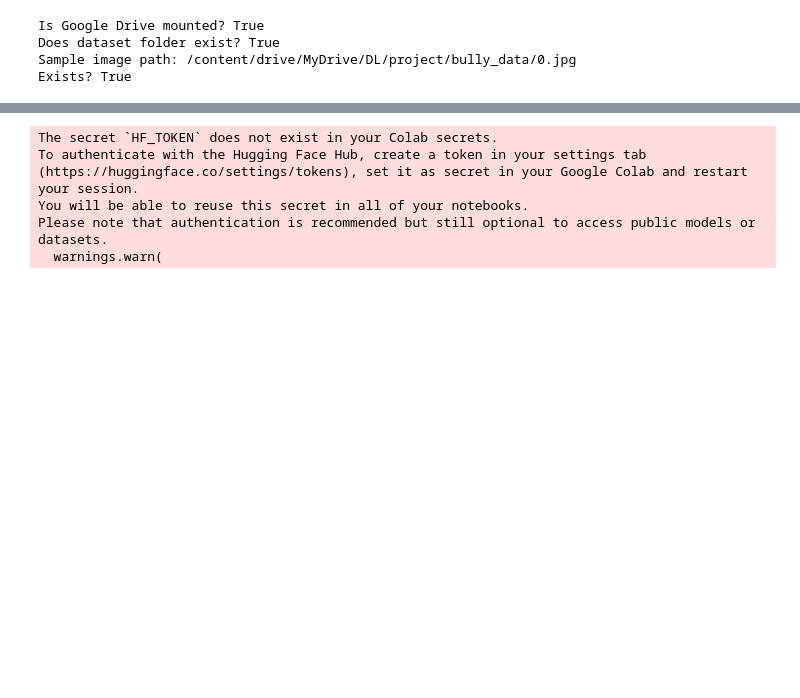
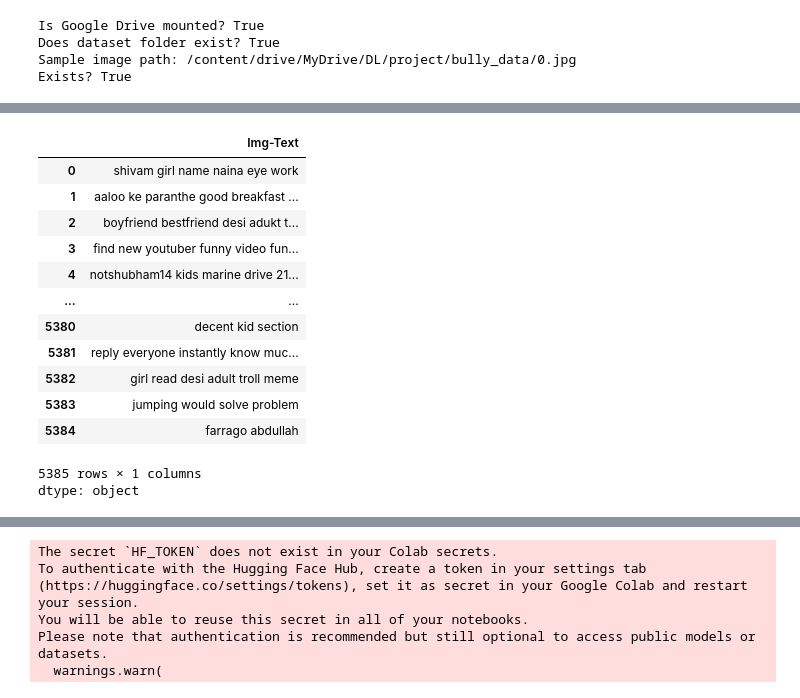
Before and after one commit to kavyakalivarapu-lab/kavya.github.io, a Jupyter notebook: CB_latest.ipynb, the cells around one changed output, grey strips where cells are left out. Drawn from its saved outputs; the diff is of its cells as text; code cells hidden in the pictures; blank space fills up the shorter version.

```diff
--- a/CB_latest.ipynb
+++ b/CB_latest.ipynb
@@ -259,8 +360,25 @@ class TextPreprocessor:
 text_preprocessor = TextPreprocessor()
 # %%
 df['Img-Text'] = df['Img-Text'].fillna("")
-df["Img-Text"] = df["Img-Text"].apply(text_preprocessor.preprocess)
+df = text_preprocessor.preprocess(df, column="Img-Text")
 df["domains"] = df["Img-Text"].apply(text_preprocessor.extract_domain)
 df["is_suspicious"] = df["domains"].apply(text_preprocessor.is_suspicious_domain)
+# %%
+df["Img-Text"]
+# %% [output]
+|  | Img-Text |
+| 0 | shivam girl name naina eye work |
+| 1 | aaloo ke paranthe good breakfast ... |
+| 2 | boyfriend bestfriend desi adukt t... |
+| 3 | find new youtuber funny video fun... |
+| 4 | notshubham14 kids marine drive 21... |
+| ... | ... |
+| 5380 | decent kid section |
+| 5381 | reply everyone instantly know muc... |
+| 5382 | girl read desi adult troll meme |
+| 5383 | jumping would solve problem |
+| 5384 | farrago abdullah |
+5385 rows × 1 columns
+dtype: object
 # %%
 print("✅ Text Preprocessing & URL Analysis Integrated in Class!")
```
Also changed, not shown: parts of 30 cells of this notebook.
